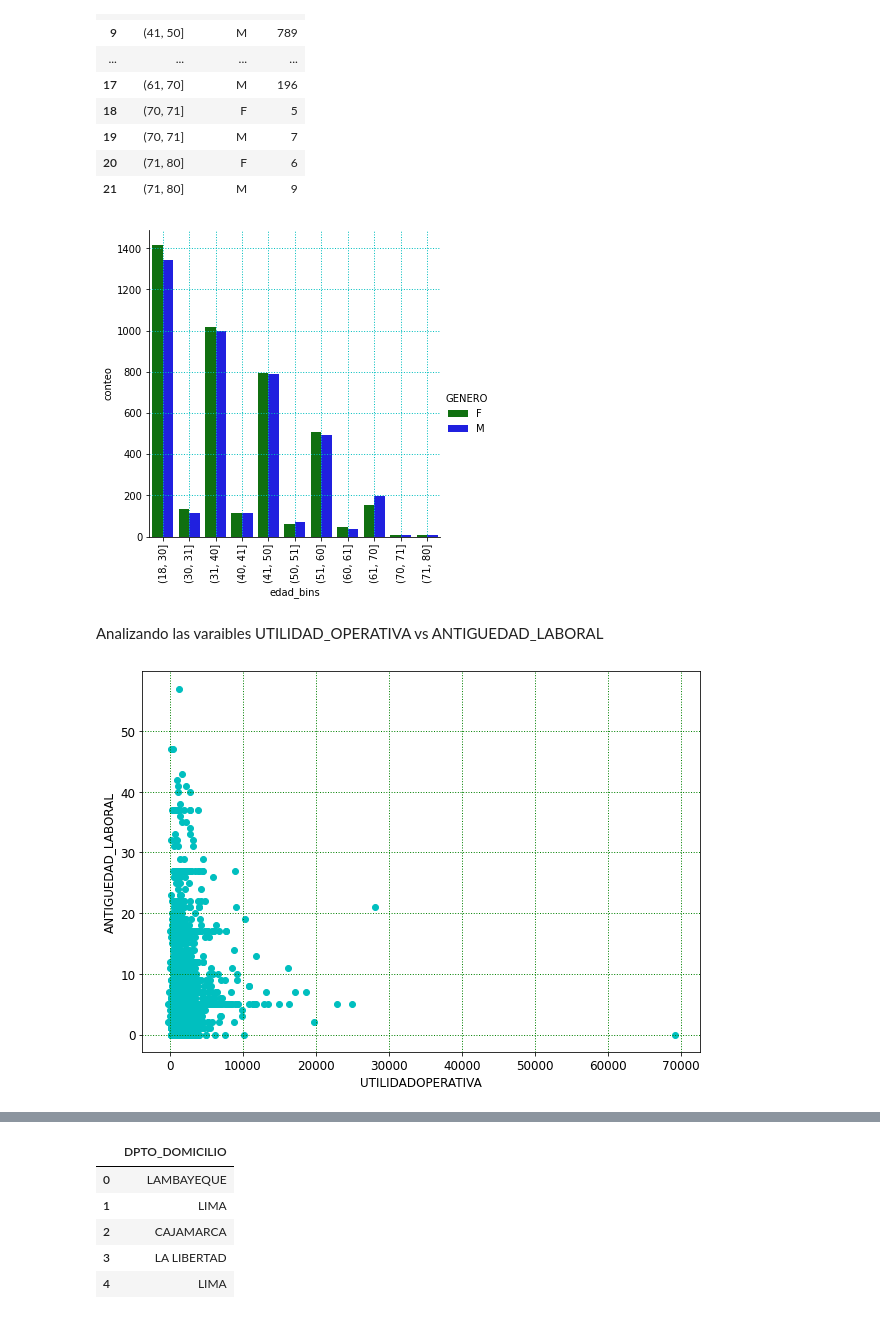
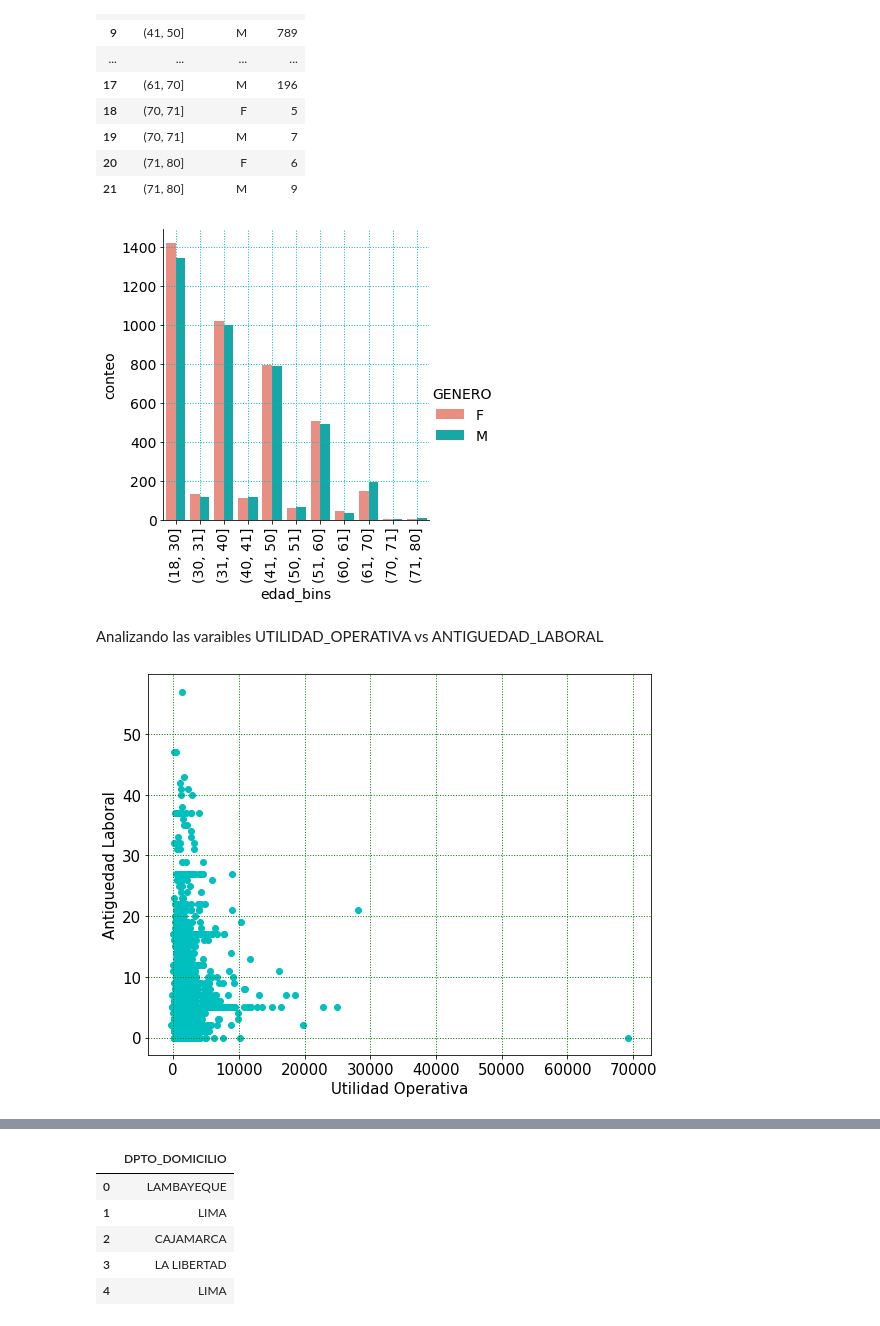
Before and after one commit to MiguelAngelTinocoArroyo/DataAnalytics, a Jupyter notebook: Source/Proyecto.ipynb, the cells around one changed output, grey strips where cells are left out. Saved outputs shown, nothing was run; the diff lists cells and outputs as text; code cells hidden in the pictures.

```diff
--- a/Source/Proyecto.ipynb
+++ b/Source/Proyecto.ipynb
@@ -220,25 +159,25 @@ conteo_edad_x_sexo.head(22)
 | 21 | (71, 80] | M | 9 |
 # %%
 # Gráfico de barras de cantidad de personas por intervalo de edad en cada género
-
+plt.rcParams['figure.figsize']= 15,7
+plt.rcParams['font.size'] = 14
 grafico = sns.catplot(data = conteo_edad_x_sexo, kind = 'bar',
-                      x = 'edad_bins', y = 'conteo', hue ='GENERO', palette=sns.color_palette(['g','b']))
+                      x = 'edad_bins', y = 'conteo', hue ='GENERO',palette=sns.color_palette(['salmon','c']))
 
 grafico.set_xticklabels(rotation = 90)
-plt.rcParams['figure.figsize']= 15,7
 plt.grid(color='c', linestyle='dotted', linewidth=1)
-plt.rcParams['font.size'] = 12
 plt.show()
 # %% [output]
-[figure, old version]
+[figure, new version]
 # %% [markdown]
 Analizando las varaibles UTILIDAD_OPERATIVA vs ANTIGUEDAD_LABORAL
 # %%
-plt.rcParams['figure.figsize']= 10,7
+plt.rcParams['figure.figsize']= 9,7
+plt.rcParams['font.size'] = 15
 plt.scatter(x = df['UTILIDADOPERATIVA'], y = df['ANTIGUEDAD_LABORAL'], color ='c')
-plt.xlabel('UTILIDADOPERATIVA')
-plt.ylabel('ANTIGUEDAD_LABORAL')
+plt.xlabel('Utilidad Operativa')
+plt.ylabel('Antiguedad Laboral')
 plt.grid(color='g', linestyle='dotted', linewidth=1)
 plt.show()
 # %% [output]
-[figure, old version]
+[figure, new version]
```
Also changed, not shown: parts of 61 cells of this notebook.
